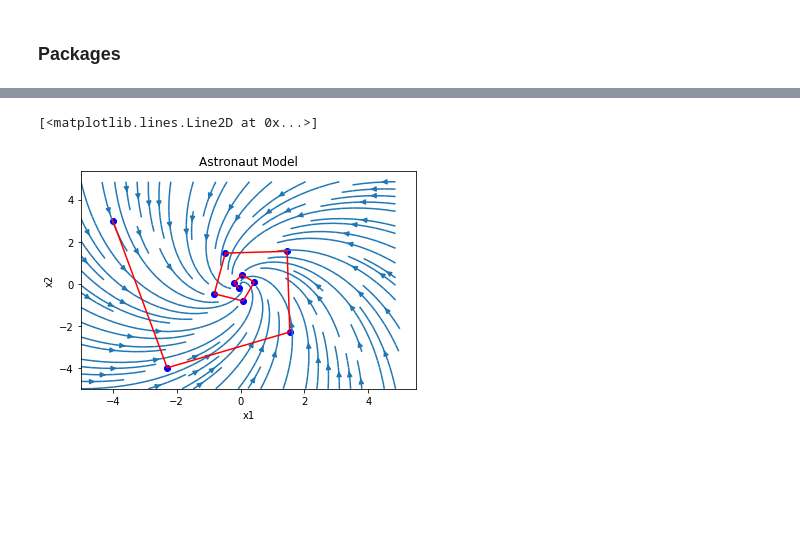
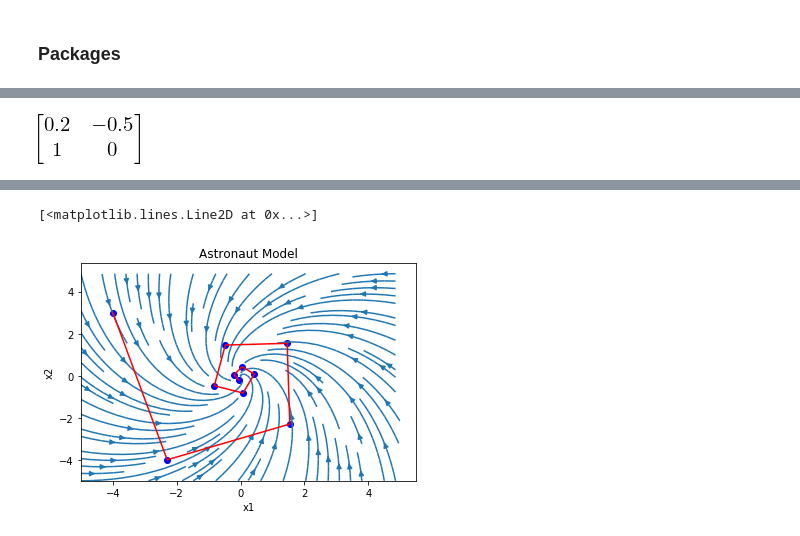
Before and after one commit to cbamedjonekou/cbamedjonekou.github.io, a Jupyter notebook: Labs/MAT 4880-D692 (Math Modeling II)/MAT 4880-D692 (Math Modeling II) Astronaut Problem 2_.ipynb, the cells around one changed output, grey strips where cells are left out. Drawn from its saved outputs; the diff is of its cells as text; code cells hidden in the pictures; blank space fills up the shorter version.

```diff
--- a/Labs/MAT 4880-D692 (Math Modeling II)/MAT 4880-D692 (Math Modeling II) Astronaut Problem 2_.ipynb
+++ b/Labs/MAT 4880-D692 (Math Modeling II)/MAT 4880-D692 (Math Modeling II) Astronaut Problem 2_.ipynb
@@ -73,0 +114,5 @@ c = 0
+# %%
+solMatrix = sp.Array([[sp.diff(G1, x1), sp.diff(G1, x2)], [sp.diff(G2, x1), sp.diff(G2, x2)]])
+solMatrix
+# %% [output]
+[figure, added]
```
Also changed, not shown: parts of 23 cells of this notebook, 4 other files.
